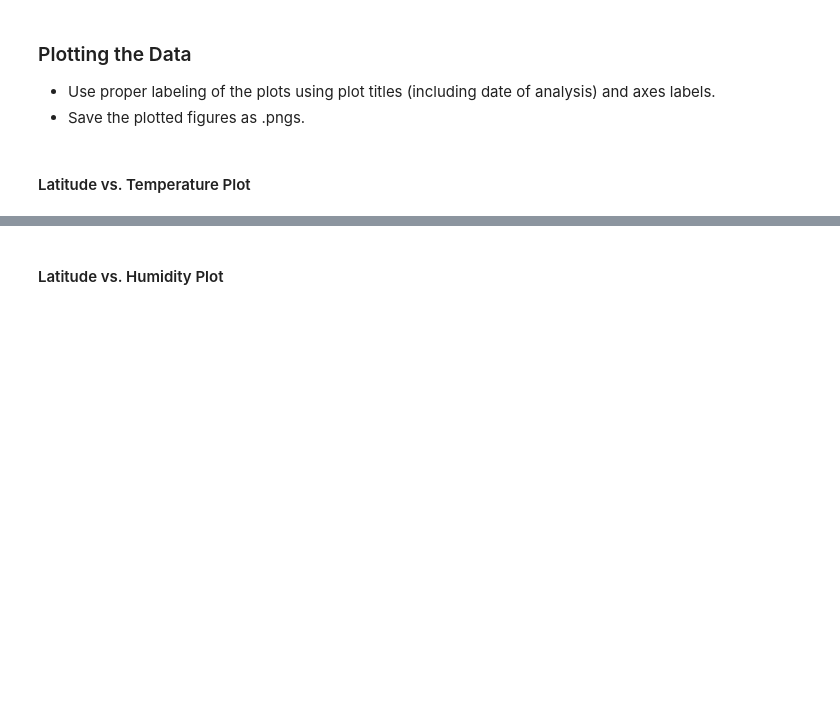
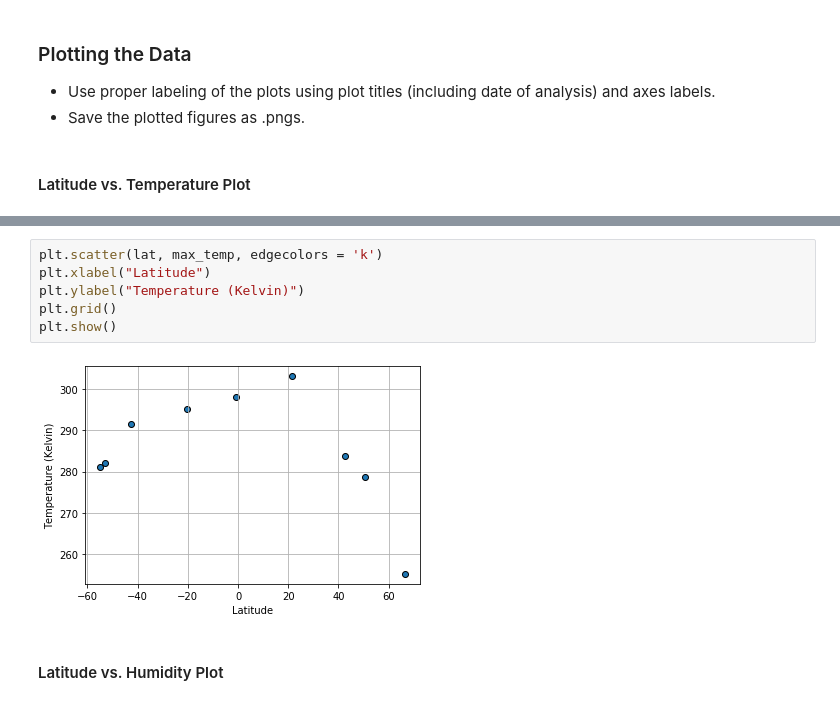
Before and after one commit to vitoperez117/Weather-Data-API-Requests-Pandas-Matplotlib, a Jupyter notebook: WeatherPy.ipynb, the cells around one changed output, grey strips where cells are left out. Cells and saved outputs as stored; diff of their text form; blank space fills up the shorter version.

```diff
--- a/WeatherPy.ipynb
+++ b/WeatherPy.ipynb
@@ -143,3 +151,11 @@ NameError: name 'city_weather_data' is not defined
+# %%
+plt.scatter(lat, max_temp, edgecolors = 'k')
+plt.xlabel("Latitude")
+plt.ylabel("Temperature (Kelvin)")
+plt.grid()
+plt.show()
+# %% [output]
+[figure, added]
 # %% [markdown]
 #### Latitude vs. Humidity Plot
 # %%
```
Also changed, not shown: parts of 6 cells of this notebook, 1 other file.
